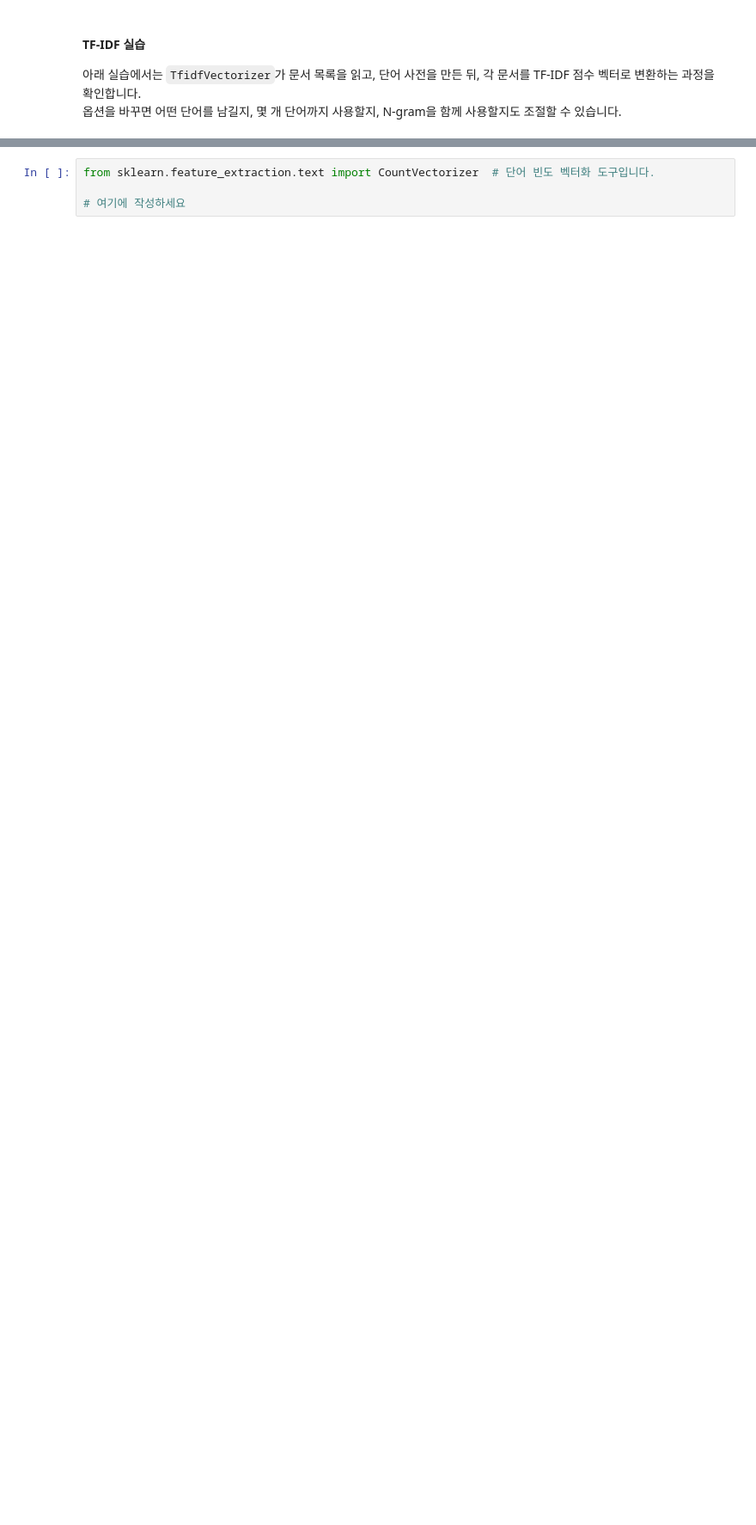
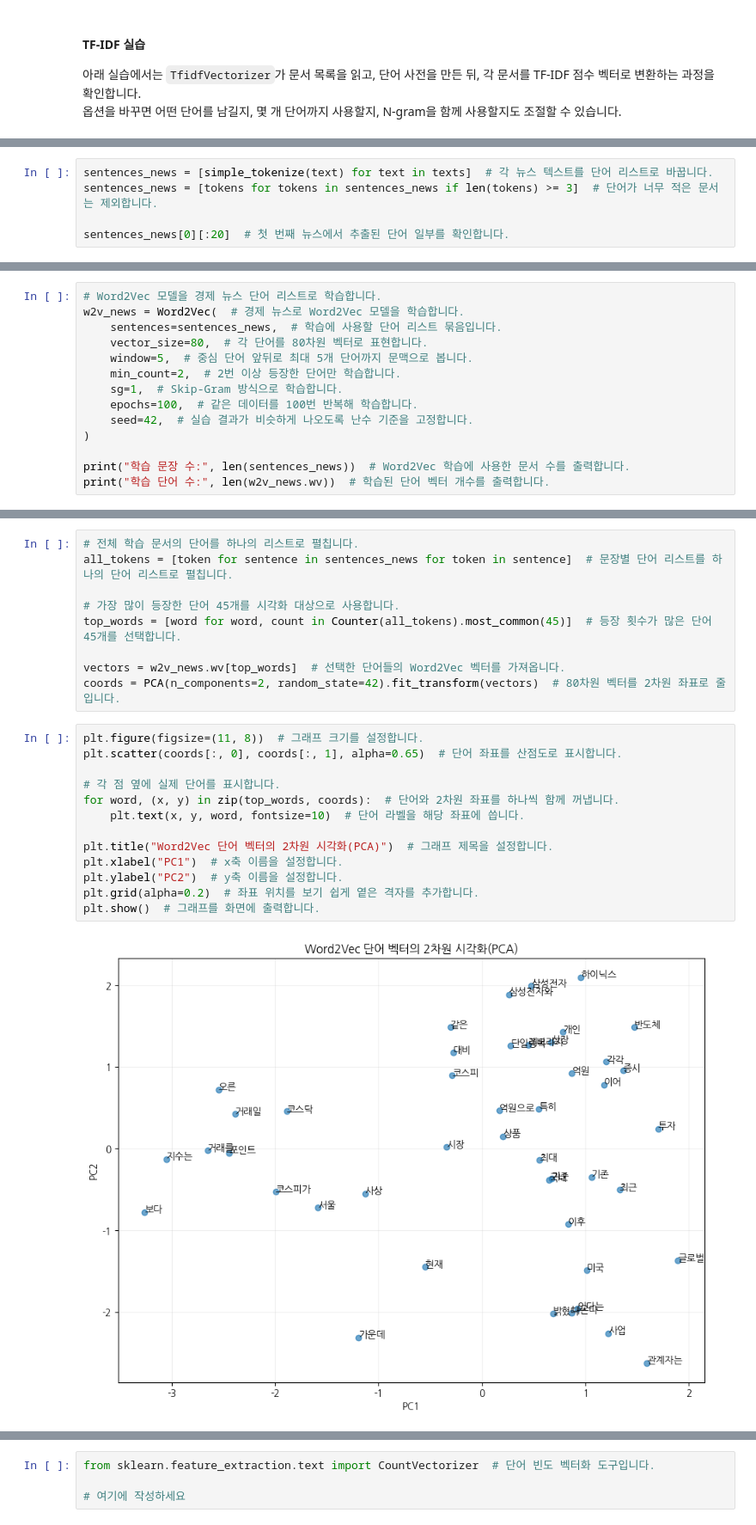
Before and after one commit to rlaalstn1504/lab4dx-kdt-ml-2026, a Jupyter notebook: 9.텍스트 벡터화와 임베딩 기초.ipynb, the cells around one changed output, grey strips where cells are left out. Shown at 86% size. Cells and saved outputs as stored; diff of their text form; blank space fills up the shorter version.

```diff
--- a/9.텍스트 벡터화와 임베딩 기초.ipynb
+++ b/9.텍스트 벡터화와 임베딩 기초.ipynb
@@ -704,0 +972,5 @@ print("밥과 가장 유사한 단어:", skipgram_model.wv.most_similar("밥", t
+# %%
+sentences_news = [simple_tokenize(text) for text in texts]  # 각 뉴스 텍스트를 단어 리스트로 바꿉니다.
+sentences_news = [tokens for tokens in sentences_news if len(tokens) >= 3]  # 단어가 너무 적은 문서는 제외합니다.
+
+sentences_news[0][:20]  # 첫 번째 뉴스에서 추출된 단어 일부를 확인합니다.
@@ -704,0 +998,14 @@ print("밥과 가장 유사한 단어:", skipgram_model.wv.most_similar("밥", t
+# %%
+# Word2Vec 모델을 경제 뉴스 단어 리스트로 학습합니다.
+w2v_news = Word2Vec(  # 경제 뉴스로 Word2Vec 모델을 학습합니다.
+    sentences=sentences_news,  # 학습에 사용할 단어 리스트 묶음입니다.
+    vector_size=80,  # 각 단어를 80차원 벡터로 표현합니다.
+    window=5,  # 중심 단어 앞뒤로 최대 5개 단어까지 문맥으로 봅니다.
+    min_count=2,  # 2번 이상 등장한 단어만 학습합니다.
+    sg=1,  # Skip-Gram 방식으로 학습합니다.
+    epochs=100,  # 같은 데이터를 100번 반복해 학습합니다.
+    seed=42,  # 실습 결과가 비슷하게 나오도록 난수 기준을 고정합니다.
+)
+
+print("학습 문장 수:", len(sentences_news))  # Word2Vec 학습에 사용한 문서 수를 출력합니다.
+print("학습 단어 수:", len(w2v_news.wv))  # 학습된 단어 벡터 개수를 출력합니다.
@@ -704,0 +1023,24 @@ print("밥과 가장 유사한 단어:", skipgram_model.wv.most_similar("밥", t
+# %%
+# 전체 학습 문서의 단어를 하나의 리스트로 펼칩니다.
+all_tokens = [token for sentence in sentences_news for token in sentence]  # 문장별 단어 리스트를 하나의 단어 리스트로 펼칩니다.
+
+# 가장 많이 등장한 단어 45개를 시각화 대상으로 사용합니다.
+top_words = [word for word, count in Counter(all_tokens).most_common(45)]  # 등장 횟수가 많은 단어 45개를 선택합니다.
+
+vectors = w2v_news.wv[top_words]  # 선택한 단어들의 Word2Vec 벡터를 가져옵니다.
+coords = PCA(n_components=2, random_state=42).fit_transform(vectors)  # 80차원 벡터를 2차원 좌표로 줄입니다.
+# %%
+plt.figure(figsize=(11, 8))  # 그래프 크기를 설정합니다.
+plt.scatter(coords[:, 0], coords[:, 1], alpha=0.65)  # 단어 좌표를 산점도로 표시합니다.
+
+# 각 점 옆에 실제 단어를 표시합니다.
+for word, (x, y) in zip(top_words, coords):  # 단어와 2차원 좌표를 하나씩 함께 꺼냅니다.
+    plt.text(x, y, word, fontsize=10)  # 단어 라벨을 해당 좌표에 씁니다.
+
+plt.title("Word2Vec 단어 벡터의 2차원 시각화(PCA)")  # 그래프 제목을 설정합니다.
+plt.xlabel("PC1")  # x축 이름을 설정합니다.
+plt.ylabel("PC2")  # y축 이름을 설정합니다.
+plt.grid(alpha=0.2)  # 좌표 위치를 보기 쉽게 옅은 격자를 추가합니다.
+plt.show()  # 그래프를 화면에 출력합니다.
+# %% [output]
+[figure, added]
```
Also changed, not shown: parts of 84 cells of this notebook.
